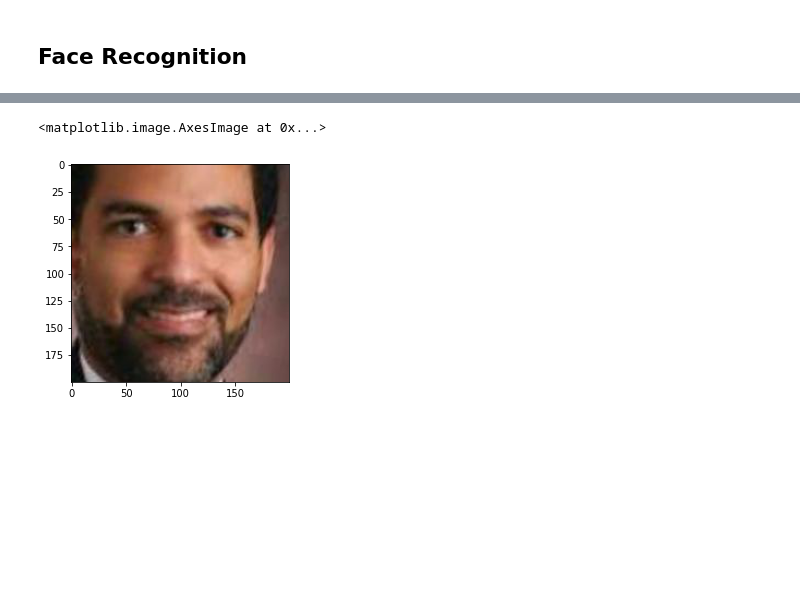
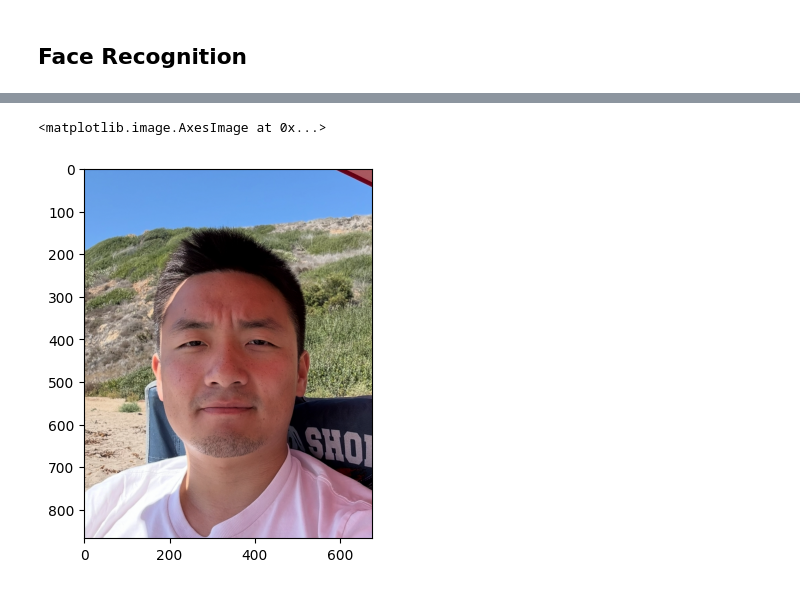
Before and after one commit to yop-x/superfacial, a Jupyter notebook: face_recog.ipynb, the cells around one changed output, grey strips where cells are left out. Cells and saved outputs as stored; diff of their text form; code cells hidden in the pictures; blank space fills up the shorter version.

```diff
--- a/face_recog.ipynb
+++ b/face_recog.ipynb
@@ -6,6 +8,6 @@ from PIL import Image
 # %%
-image = Image.open("./UTKFace/26_0_1_20170116235506865.jpg.chip.jpg")
+image = Image.open("./test.jpeg")
 plt.imshow(image)
 # %% [output]
 <matplotlib.image.AxesImage at 0x...>
-[figure, old version]
+[figure, new version]
```
Also changed, not shown: parts of 13 cells of this notebook, 3 other files.
